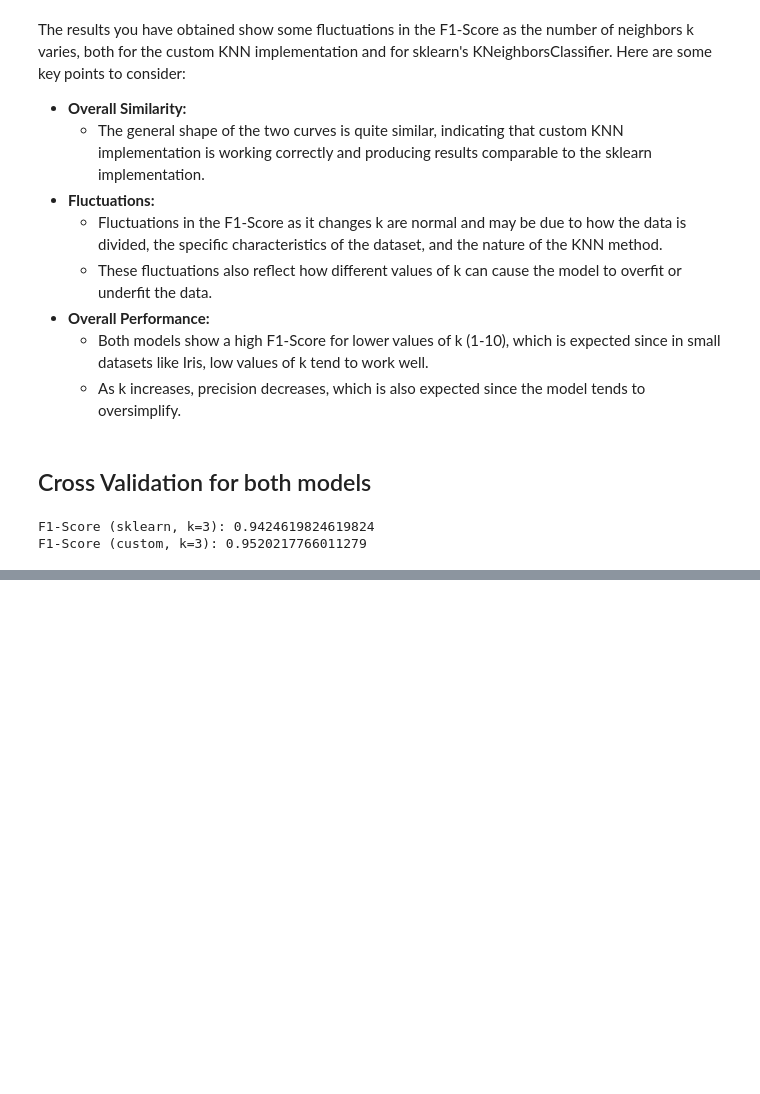
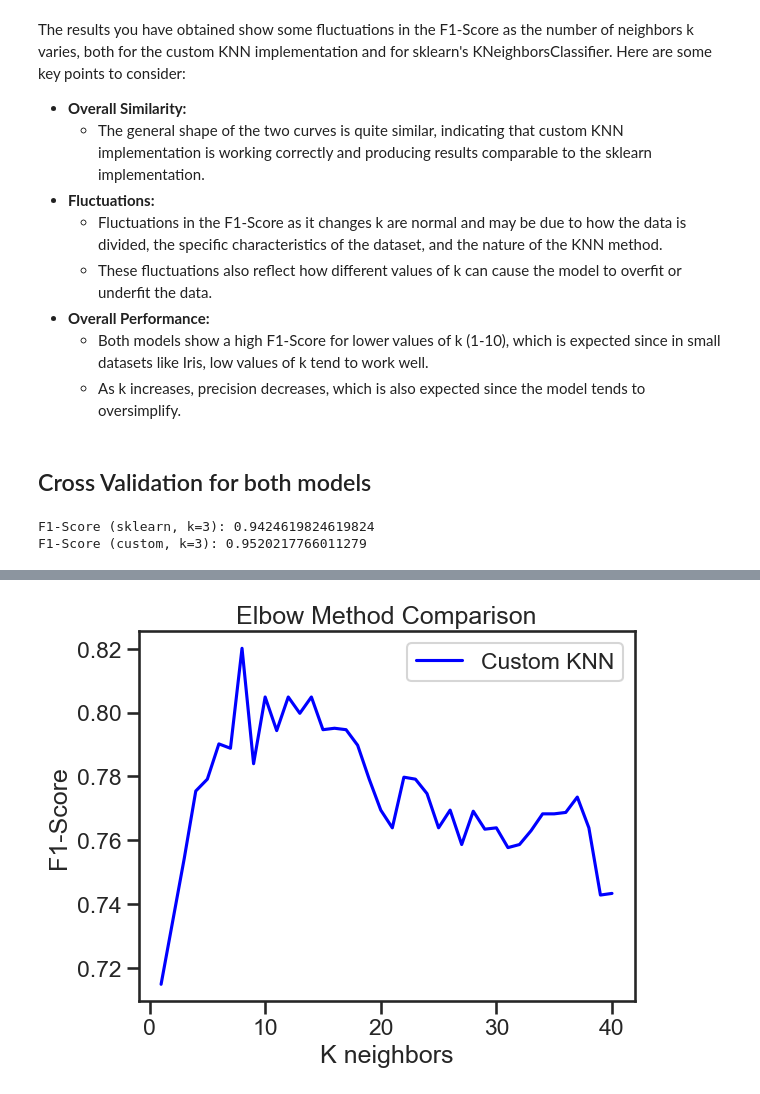
Before and after one commit to vanstrouble/knn-from-scratch, a Jupyter notebook: knn_model.ipynb, the cells around one changed output, grey strips where cells are left out. Cells and saved outputs as stored; diff of their text form; code cells hidden in the pictures; blank space fills up the shorter version.

Commit message:
Create custom dataset to test KNN

```diff
--- a/knn_model.ipynb
+++ b/knn_model.ipynb
@@ -208,0 +213,17 @@ F1-Score (custom, k=3): 0.9520217766011279
+# %%
+X, y = make_classification(
+    n_samples=1000,
+    n_features=5,
+    n_informative=3,
+    n_classes=2,
+    flip_y=0.1,
+    class_sep=0.5,
+)
+
+X_train, X_test, y_train, y_test = train_test_split(X, y, test_size=0.2)
+
+n_neighbors = 3
+
+model = KNN(k=n_neighbors)
+model.fit(X_train, y_train)
+y_pred = model.predict(X_test, False)
@@ -208,0 +246,23 @@ F1-Score (custom, k=3): 0.9520217766011279
+# %%
+from sklearn.neighbors import KNeighborsClassifier
+
+scores = np.zeros(max_k)
+
+for k in range(1, max_k + 1):
+    knn = KNeighborsClassifier(n_neighbors=k)
+    knn.fit(X_train, y_train)
+    y_pred = knn.predict(X_test)
+
+    score = f1_score(y_test, y_pred, average="weighted")
+    scores[k - 1] = score
+# %%
+sns.set_context('talk')
+sns.set_style('ticks')
+plt.plot(range(1, max_k + 1), scores, color='b', label='Custom KNN')
+plt.title('Elbow Method Comparison')
+plt.xlabel('K neighbors')
+plt.ylabel('F1-Score')
+plt.legend()
+plt.show()
+# %% [output]
+[figure, added]
```
Also changed, not shown: parts of 3 cells of this notebook.
